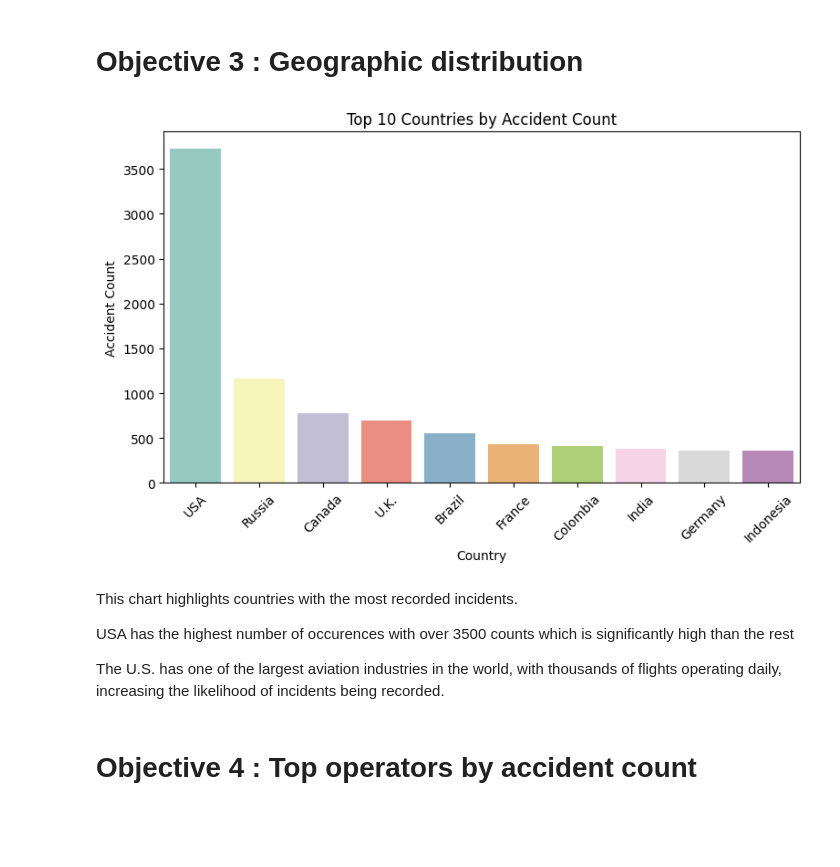
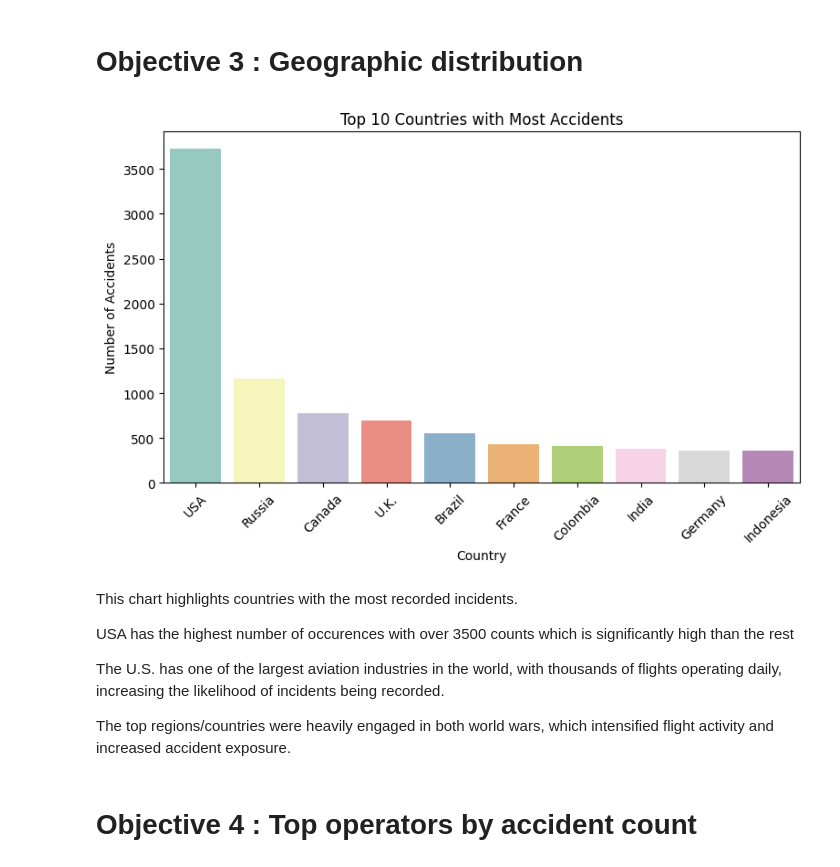
Before and after one commit to Kaks753/Projects, a Jupyter notebook: aviation_accidents.ipynb, the cells around one changed output. Saved outputs shown, nothing was run; the diff lists cells and outputs as text; code cells hidden in the pictures; blank space fills up the shorter version.

```diff
--- a/aviation_accidents.ipynb
+++ b/aviation_accidents.ipynb
@@ -427,24 +427,26 @@ UIt shows smoothed view highlights long-term patterns clearly.
 # %%
 
 top_countries = aviation_accidents_cleaned['country'].value_counts().nlargest(10)
 
 plt.figure(figsize=(9,5))
 sns.barplot(x=top_countries.index, y=top_countries.values, palette="Set3",  hue=top_countries.index,  legend=False)
-plt.title("Top 10 Countries by Accident Count")
+plt.title("Top 10 Countries with Most Accidents")
 plt.xlabel("Country")
-plt.ylabel("Accident Count")
+plt.ylabel("Number of Accidents")
 plt.xticks(rotation=45)
 plt.show()
 
 # used the palette parameter for cooler colors and hue to differentiate the bars
 # %% [output]
-[figure, old version]
+[figure, new version]
 # %% [markdown]
 This chart highlights countries with the most recorded incidents.
 
 USA has the highest number of occurences with over 3500 counts which is significantly high than the rest
 
 The U.S. has one of the largest aviation industries in the world, with thousands of flights operating daily, increasing the likelihood of incidents being recorded.
+
+The top regions/countries were heavily engaged in both world wars, which intensified flight activity and increased accident exposure.
 # %% [markdown]
 # Objective 4 : Top operators by accident count
 # %%
```
Also changed, not shown: parts of 11 cells of this notebook.
